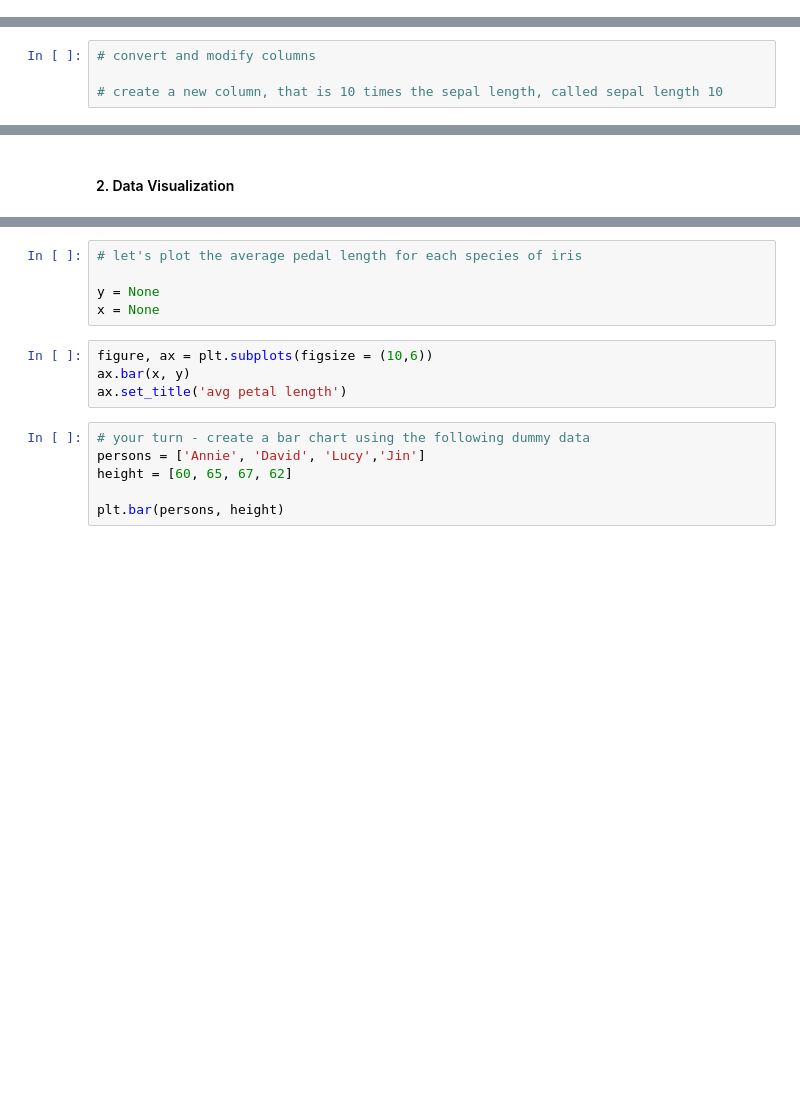
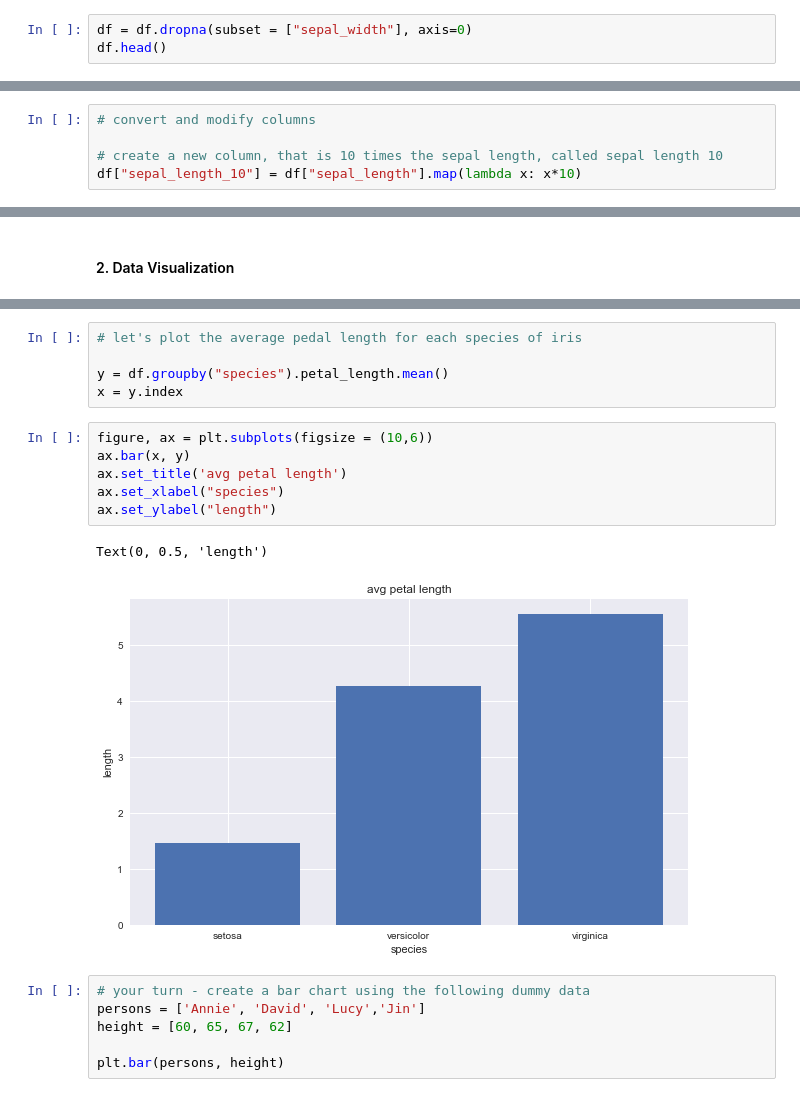
Before and after one commit to yunghanjeong/nyc-mhtn-ds-091420-lectures, a Jupyter notebook: Phase_1/Phase1_Review.ipynb, the cells around one changed output, grey strips where cells are left out. Drawn from its saved outputs; the diff is of its cells as text; blank space fills up the shorter version.

```diff
--- a/Phase_1/Phase1_Review.ipynb
+++ b/Phase_1/Phase1_Review.ipynb
@@ -36,2 +73,5 @@ df.isnull().sum()
 # %%
 # drop them
+# %%
+df = df.dropna(subset = ["sepal_width"], axis=0)
+df.head()
@@ -39,3 +95,4 @@ df.isnull().sum()
 # convert and modify columns
 
 # create a new column, that is 10 times the sepal length, called sepal length 10
+df["sepal_length_10"] = df["sepal_length"].map(lambda x: x*10)
@@ -44,12 +122,17 @@ df.isnull().sum()
 # %%
 # let's plot the average pedal length for each species of iris
 
-y = None
-x = None
+y = df.groupby("species").petal_length.mean()
+x = y.index
 # %%
 figure, ax = plt.subplots(figsize = (10,6))
 ax.bar(x, y)
 ax.set_title('avg petal length')
+ax.set_xlabel("species")
+ax.set_ylabel("length")
+# %% [output]
+Text(0, 0.5, 'length')
+[figure, added]
 # %%
 # your turn - create a bar chart using the following dummy data
 persons = ['Annie', 'David', 'Lucy','Jin']
```
Also changed, not shown: parts of 23 cells of this notebook.
